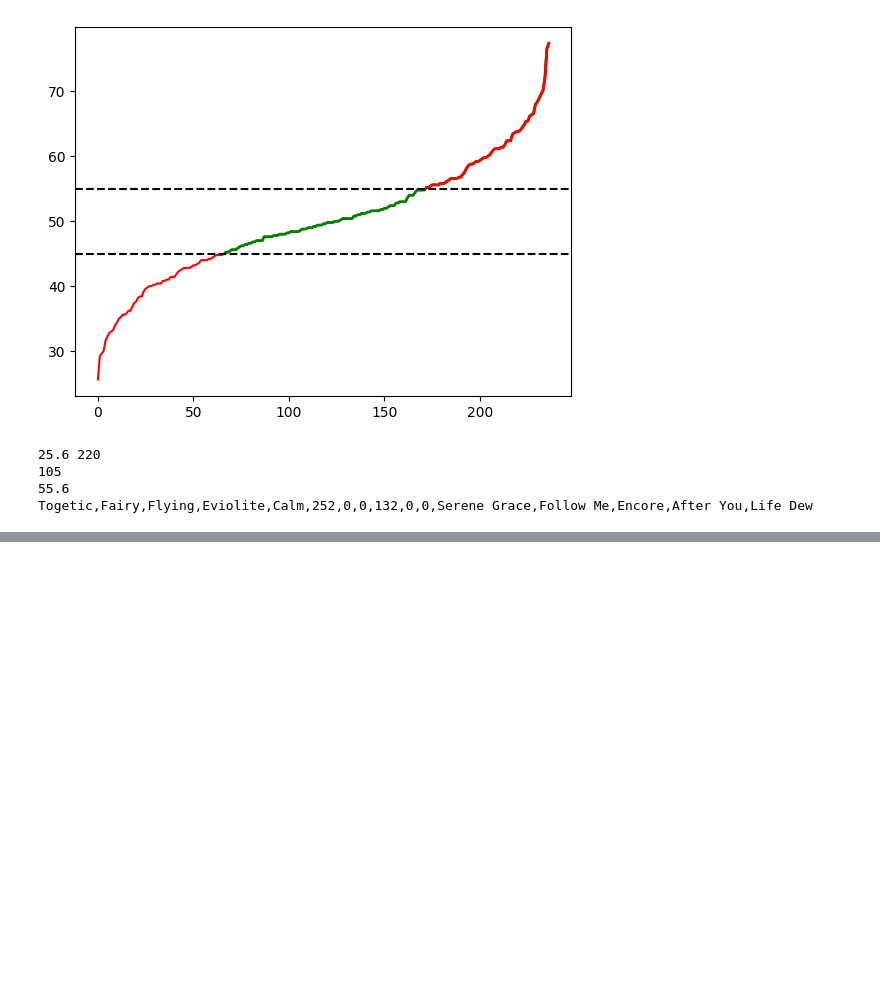
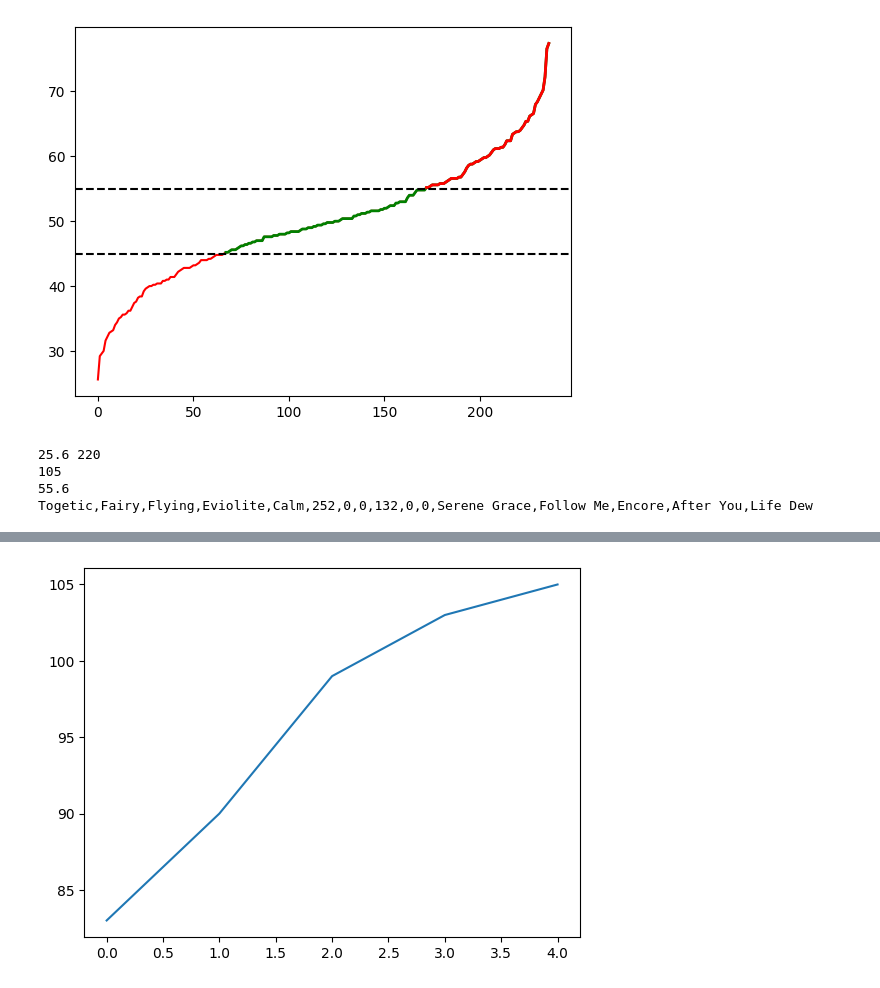
Before and after one commit to AlanOsys/PokemonTransformer, a Jupyter notebook: PokemonTransformerFromScratch.ipynb, the cells around one changed output, grey strips where cells are left out. Drawn from its saved outputs; the diff is of its cells as text; code cells hidden in the pictures; blank space fills up the shorter version.

```diff
--- a/PokemonTransformerFromScratch.ipynb
+++ b/PokemonTransformerFromScratch.ipynb
@@ -692,7 +761,7 @@ Dragon,Water
 #- Avalanche
 #- Body Press
 #- Body Slam
-f = open("FineTuningPokemon5.txt","r",encoding="utf-8")
+f = open("FineTuningPokemon6.txt","r",encoding="utf-8")
 lines = f.readlines()
 #Genned = AutoCorrect(GenerateRandomPokemon()).split(",")[:-1]
 
@@ -856,3 +925,91 @@ print(pokemons[sortedList[0]])
 105
 55.6
 Togetic,Fairy,Flying,Eviolite,Calm,252,0,0,132,0,0,Serene Grace,Follow Me,Encore,After You,Life Dew
+# %%
+finalWinrates = []
+f = open("PokemonWinratesFile.txt","r")
+lines = f.readlines()
+arrayOfWinrates2 = []
+for i in lines:
+    rates = np.array(i.replace("[","").replace("]","").split(","),dtype=float)
+    average = np.average(rates)
+    arrayOfWinrates2.append(average)
+s = arrayOfWinrates2
+sortedList = sorted(range(len(s)), key=lambda k: s[k])
+#print(arrayOfWinrates2[sortedList[0]],sortedList[-3])
+BalancedWinrates = []
+for i in range(0,len(arrayOfWinrates2)):
+    if arrayOfWinrates2[sortedList[i]] > 45.0 and arrayOfWinrates2[sortedList[i]] < 55.0:
+        BalancedWinrates.append(sortedList[i])
+print(len(BalancedWinrates))
+finalWinrates.append(len(BalancedWinrates))
+
+f = open("PokemonWinratesFile2.txt","r")
+lines = f.readlines()
+arrayOfWinrates2 = []
+for i in lines:
+    rates = np.array(i.replace("[","").replace("]","").split(","),dtype=float)
+    average = np.average(rates)
+    arrayOfWinrates2.append(average)
+s = arrayOfWinrates2
+sortedList = sorted(range(len(s)), key=lambda k: s[k])
+#print(arrayOfWinrates2[sortedList[0]],sortedList[-3])
+BalancedWinrates = []
+for i in range(0,len(arrayOfWinrates2)):
+    if arrayOfWinrates2[sortedList[i]] > 45.0 and arrayOfWinrates2[sortedList[i]] < 55.0:
+        BalancedWinrates.append(sortedList[i])
+print(len(BalancedWinrates))
+finalWinrates.append(len(BalancedWinrates))
+
+f = open("PokemonWinratesFile3.txt","r")
+lines = f.readlines()
+arrayOfWinrates2 = []
+for i in lines:
+    rates = np.array(i.replace("[","").replace("]","").split(","),dtype=float)
+    average = np.average(rates)
+    arrayOfWinrates2.append(average)
+s = arrayOfWinrates2
+sortedList = sorted(range(len(s)), key=lambda k: s[k])
+#print(arrayOfWinrates2[sortedList[0]],sortedList[-3])
+BalancedWinrates = []
+for i in range(0,len(arrayOfWinrates2)):
+    if arrayOfWinrates2[sortedList[i]] > 45.0 and arrayOfWinrates2[sortedList[i]] < 55.0:
+        BalancedWinrates.append(sortedList[i])
+print(len(BalancedWinrates))
+finalWinrates.append(len(BalancedWinrates))
+f = open("PokemonWinratesFile4.txt","r")
+lines = f.readlines()
+arrayOfWinrates2 = []
+for i in lines:
+    rates = np.array(i.replace("[","").replace("]","").split(","),dtype=float)
+    average = np.average(rates)
+    arrayOfWinrates2.append(average)
+s = arrayOfWinrates2
+sortedList = sorted(range(len(s)), key=lambda k: s[k])
+#print(arrayOfWinrates2[sortedList[0]],sortedList[-3])
+BalancedWinrates = []
+for i in range(0,len(arrayOfWinrates2)):
+    if arrayOfWinrates2[sortedList[i]] > 45.0 and arrayOfWinrates2[sortedList[i]] < 55.0:
+        BalancedWinrates.append(sortedList[i])
+print(len(BalancedWinrates))
+finalWinrates.append(len(BalancedWinrates))
+f = open("PokemonWinratesFile5.txt","r")
+lines = f.readlines()
+arrayOfWinrates2 = []
+for i in lines:
+    rates = np.array(i.replace("[","").replace("]","").split(","),dtype=float)
+    average = np.average(rates)
+    arrayOfWinrates2.append(average)
+s = arrayOfWinrates2
+sortedList = sorted(range(len(s)), key=lambda k: s[k])
+#print(arrayOfWinrates2[sortedList[0]],sortedList[-3])
+BalancedWinrates = []
+for i in range(0,len(arrayOfWinrates2)):
+    if arrayOfWinrates2[sortedList[i]] > 45.0 and arrayOfWinrates2[sortedList[i]] < 55.0:
+        BalancedWinrates.append(sortedList[i])
+print(len(BalancedWinrates))
+finalWinrates.append(len(BalancedWinrates))
+
+plt.plot(finalWinrates)
+plt.show()
+# %% [output]
@@ -859,2 +1021,3 @@ Togetic,Fairy,Flying,Eviolite,Calm,252,0,0,132,0,0,Serene Grace,Follow Me,Encore
+[figure, added]
 # %%
 import random
```
Also changed, not shown: parts of 11 cells of this notebook.
